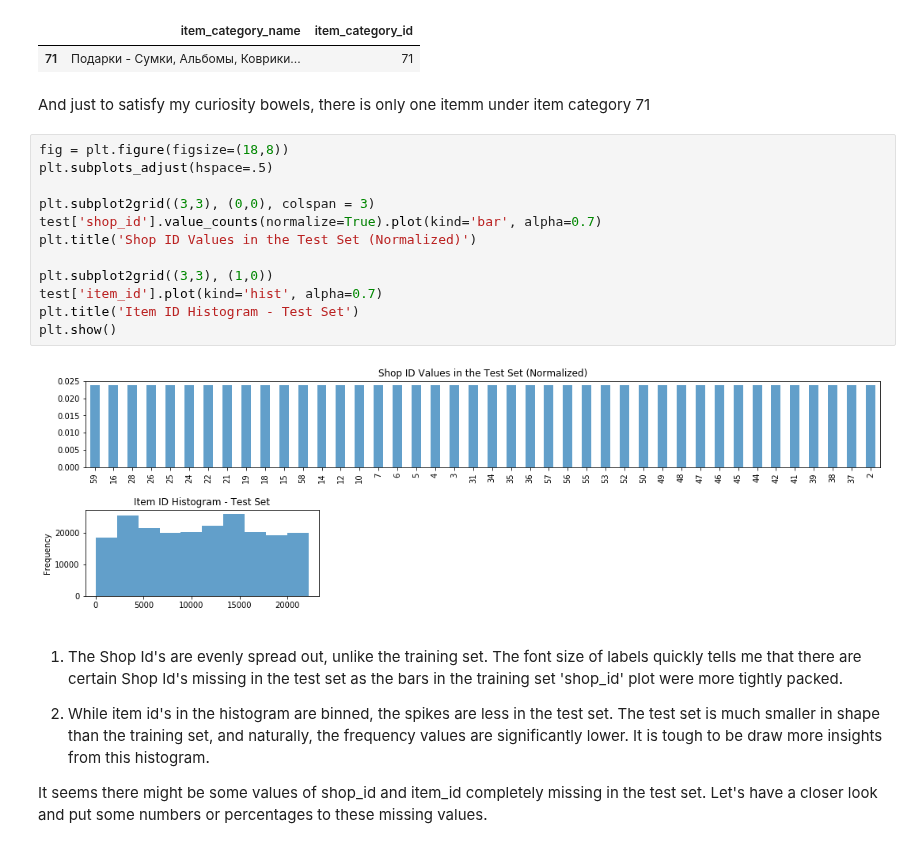
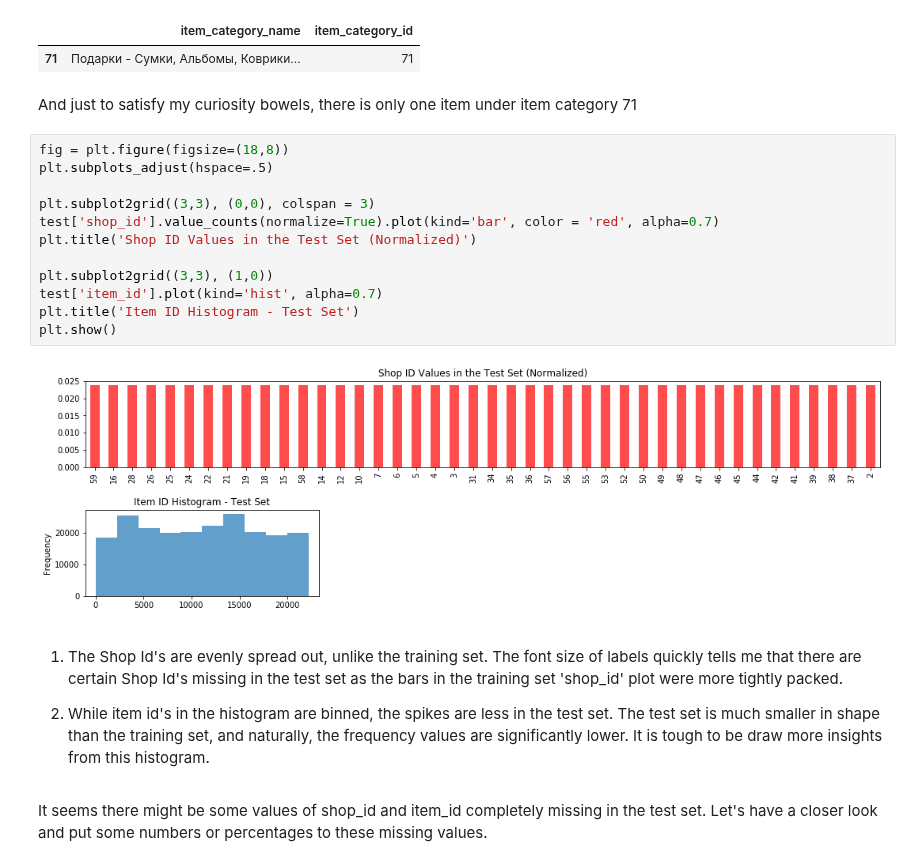
Before and after one commit to sarthakbatragatech/100-Days-of-ML, a Jupyter notebook: Time-Series-Forecasting/Predict-Future-Sales.ipynb, the cells around one changed output. Saved outputs shown, nothing was run; the diff lists cells and outputs as text.

```diff
--- a/Time-Series-Forecasting/Predict-Future-Sales.ipynb
+++ b/Time-Series-Forecasting/Predict-Future-Sales.ipynb
@@ -130,25 +130,25 @@ categories.loc[categories['item_category_id']==71]
 |  | item_category_name | item_category_id |
 | 71 | Подарки - Сумки, Альбомы, Коврики... | 71 |
 # %% [markdown]
-And just to satisfy my curiosity bowels, there is only one itemm under item category 71
+And just to satisfy my curiosity bowels, there is only one item under item category 71
 # %%
 fig = plt.figure(figsize=(18,8))
 plt.subplots_adjust(hspace=.5)
 
 plt.subplot2grid((3,3), (0,0), colspan = 3)
-test['shop_id'].value_counts(normalize=True).plot(kind='bar', alpha=0.7)
+test['shop_id'].value_counts(normalize=True).plot(kind='bar', color = 'red', alpha=0.7)
 plt.title('Shop ID Values in the Test Set (Normalized)')
 
 plt.subplot2grid((3,3), (1,0))
 test['item_id'].plot(kind='hist', alpha=0.7)
 plt.title('Item ID Histogram - Test Set')
 plt.show()
 # %% [output]
-[figure, old version]
+[figure, new version]
 # %% [markdown]
 1. The Shop Id's are evenly spread out, unlike the training set. The font size of labels quickly tells me that there are certain Shop Id's missing in the test set as the bars in the training set 'shop_id' plot were more tightly packed.
 
 
 2. While item id's in the histogram are binned, the spikes are less in the test set. The test set is much smaller in shape than the training set, and naturally, the frequency values are significantly lower. It is tough to be draw more insights from this histogram.
-
-It seems there might be some values of shop_id and item_id completely missing in the test set. Let's have a closer look and put some numbers or percentages to these missing values.
+# %% [markdown]
+It seems there might be some values of shop_id and item_id completely missing in the test set. Let's have a closer look and put some numbers or percentages to these missing values.
```
Also changed, not shown: parts of 11 cells of this notebook.
